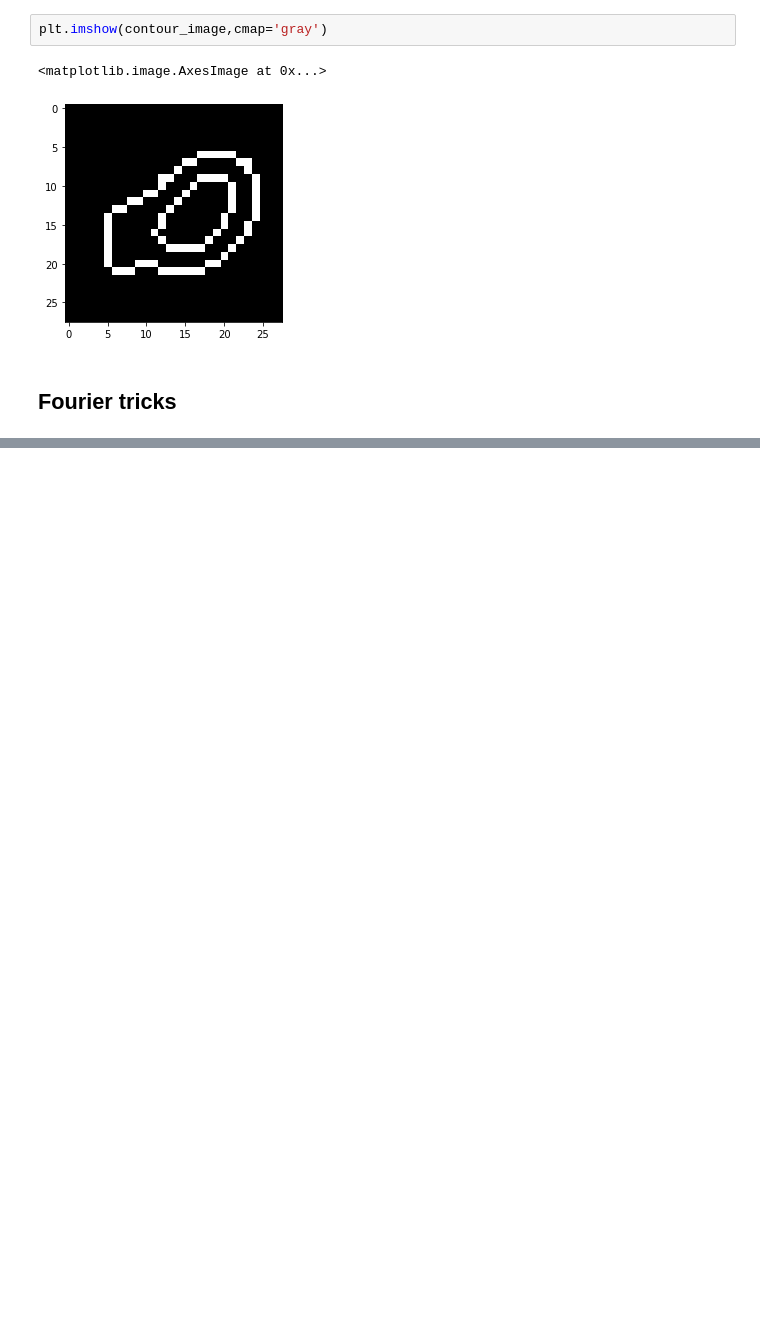
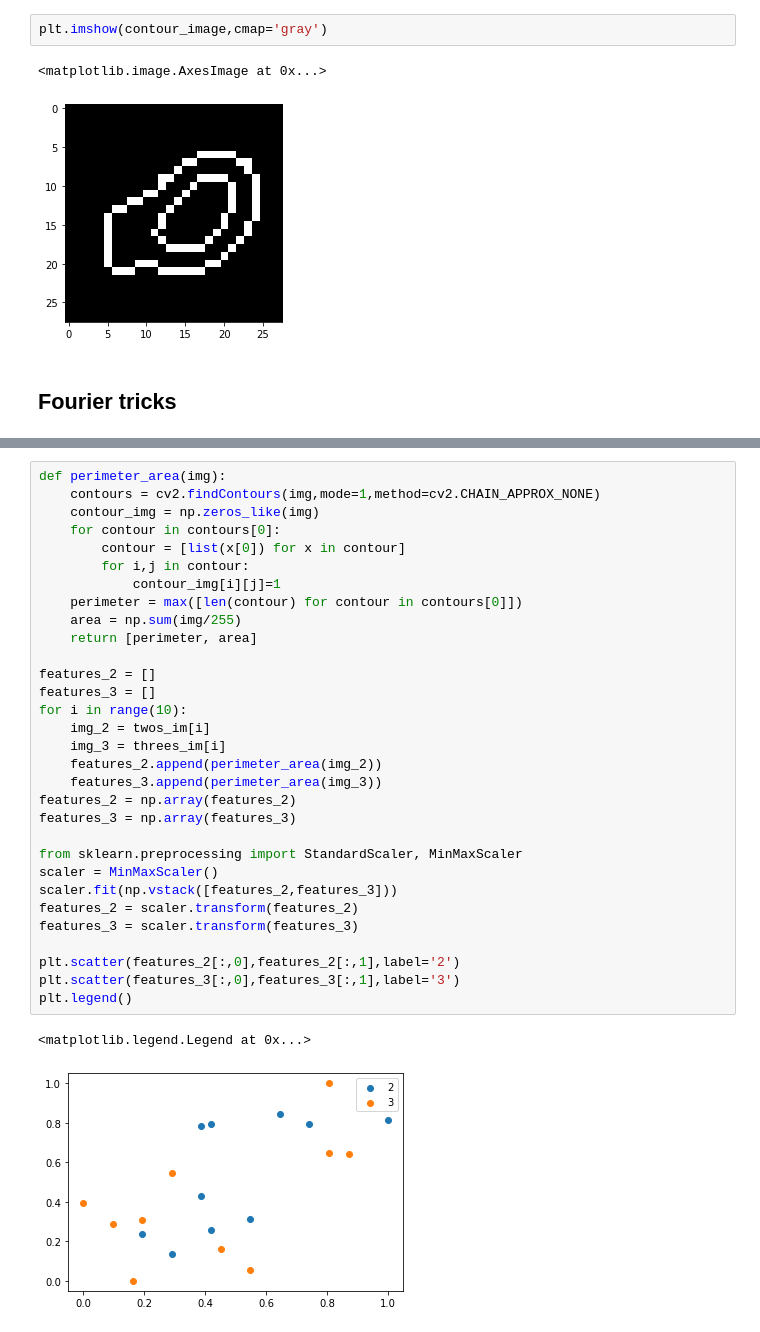
Before and after one commit to pranavkrishna1908/ImageAnalysis, a Jupyter notebook: lab2_object_description.ipynb, the cells around one changed output, grey strips where cells are left out. Cells and saved outputs as stored; diff of their text form; blank space fills up the shorter version.

```diff
--- a/lab2_object_description.ipynb
+++ b/lab2_object_description.ipynb
@@ -134,0 +280,34 @@ ValueError: too many values to unpack (expected 2)
+# %%
+def perimeter_area(img):
+    contours = cv2.findContours(img,mode=1,method=cv2.CHAIN_APPROX_NONE)
+    contour_img = np.zeros_like(img)
+    for contour in contours[0]:
+        contour = [list(x[0]) for x in contour]
+        for i,j in contour:
+            contour_img[i][j]=1
+    perimeter = max([len(contour) for contour in contours[0]])
+    area = np.sum(img/255)
+    return [perimeter, area]
+
+features_2 = []
+features_3 = []
+for i in range(10):
+    img_2 = twos_im[i]
+    img_3 = threes_im[i]
+    features_2.append(perimeter_area(img_2))
+    features_3.append(perimeter_area(img_3))
+features_2 = np.array(features_2)
+features_3 = np.array(features_3)
+
+from sklearn.preprocessing import StandardScaler, MinMaxScaler
+scaler = MinMaxScaler()
+scaler.fit(np.vstack([features_2,features_3]))
+features_2 = scaler.transform(features_2)
+features_3 = scaler.transform(features_3)
+
+plt.scatter(features_2[:,0],features_2[:,1],label='2')
+plt.scatter(features_3[:,0],features_3[:,1],label='3')
+plt.legend()
+# %% [output]
+<matplotlib.legend.Legend at 0x...>
+[figure, added]
```
Also changed, not shown: parts of 14 cells of this notebook.
